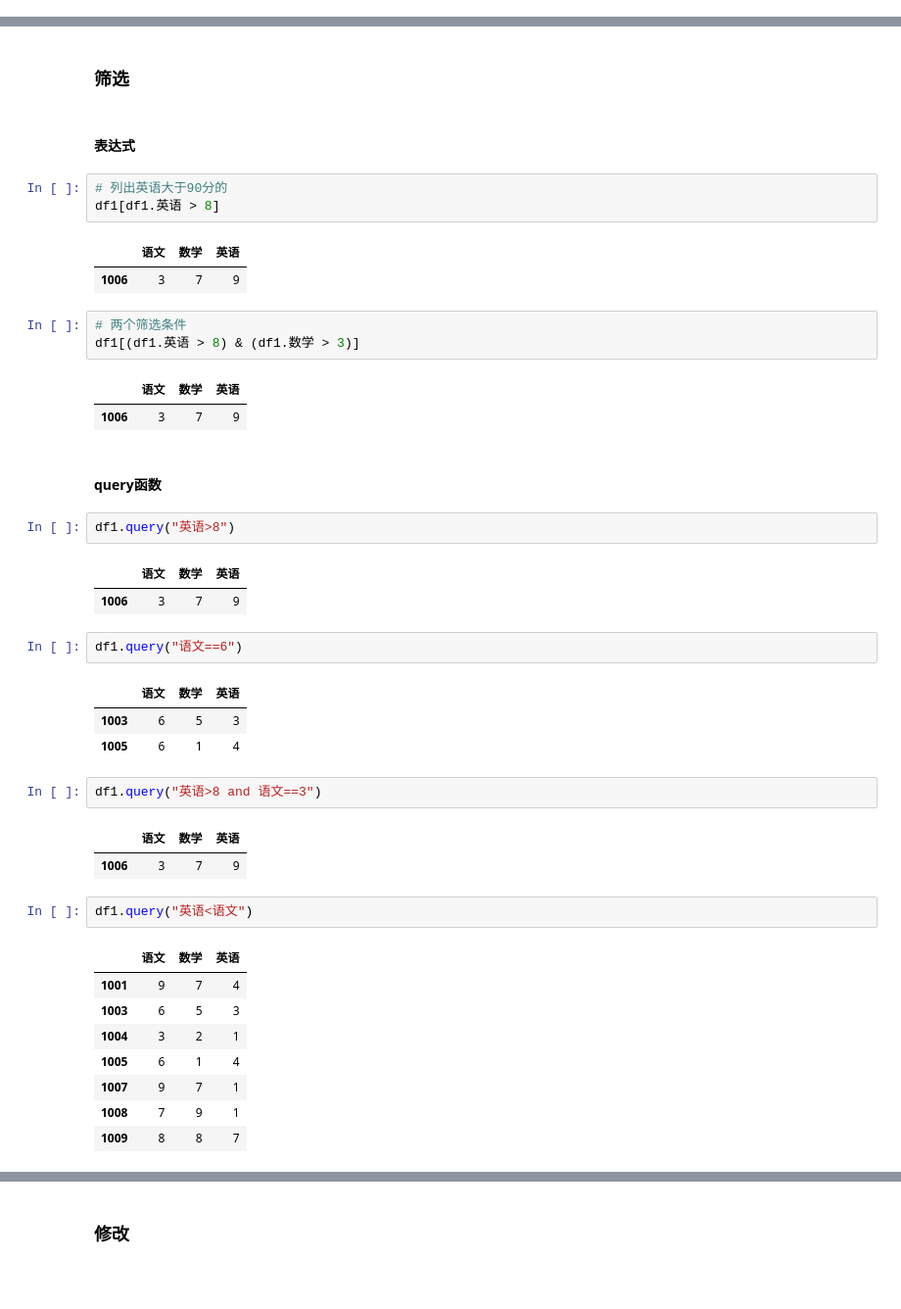
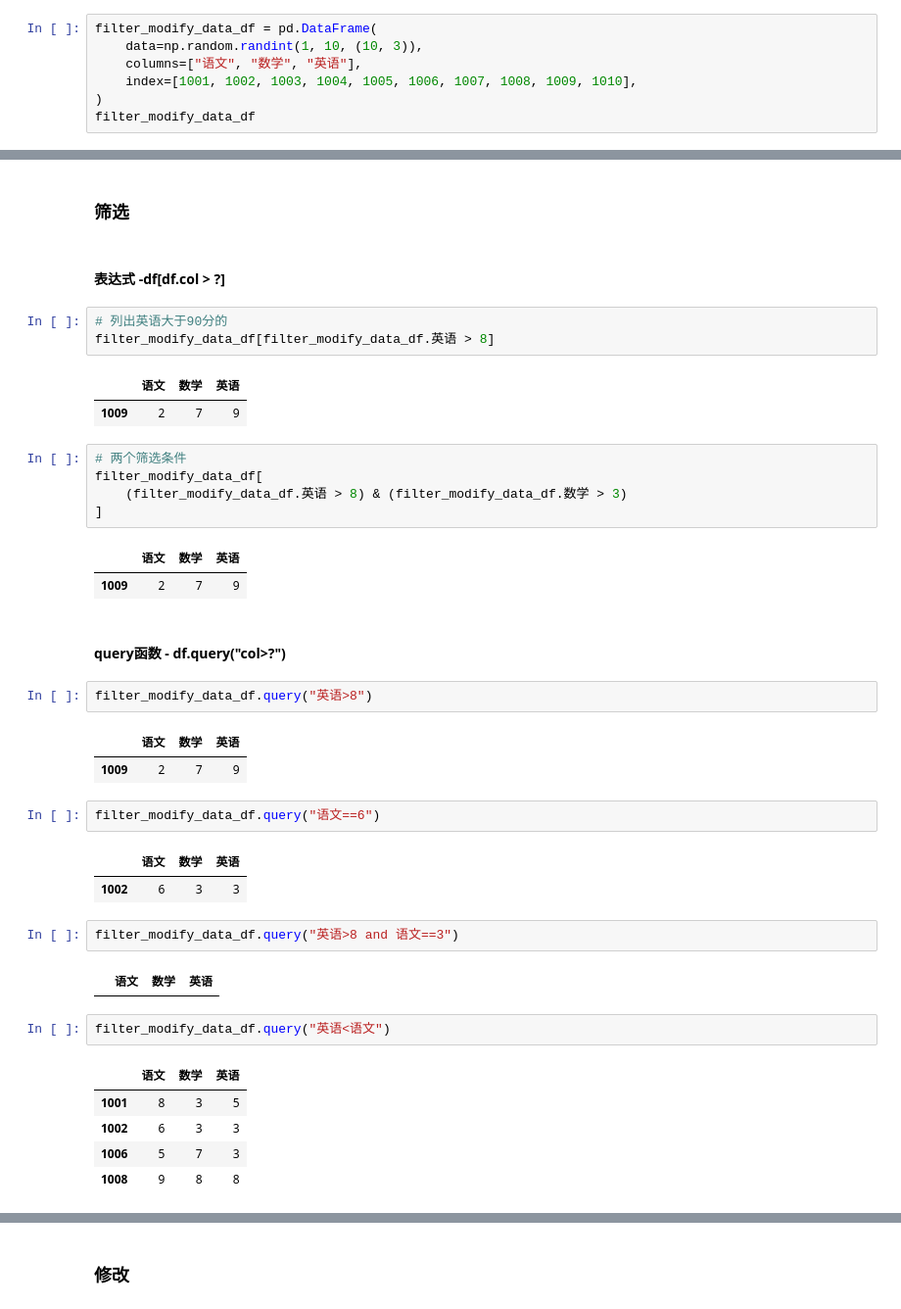
Before and after one commit to iridescentGray/self-learn-python-project, a Jupyter notebook: data_analysis/pandas_api/dataframe/index.ipynb, the cells around one changed output, grey strips where cells are left out. Shown at 98% size. Saved outputs shown, nothing was run; the diff lists cells and outputs as text; blank space fills up the shorter version.

Commit message:
feat: learn data analysis

```diff
--- a/data_analysis/pandas_api/dataframe/index.ipynb
+++ b/data_analysis/pandas_api/dataframe/index.ipynb
@@ -332,0 +350,7 @@ df1.head(2)
+# %%
+filter_modify_data_df = pd.DataFrame(
+    data=np.random.randint(1, 10, (10, 3)),
+    columns=["语文", "数学", "英语"],
+    index=[1001, 1002, 1003, 1004, 1005, 1006, 1007, 1008, 1009, 1010],
+)
+filter_modify_data_df
@@ -333,46 +369,43 @@ df1.head(2)
 # %% [markdown]
 ### 筛选
 # %% [markdown]
-#### 表达式
+#### 表达式 -df[df.col > ?]
 # %%
 # 列出英语大于90分的
-df1[df1.英语 > 8]
+filter_modify_data_df[filter_modify_data_df.英语 > 8]
 # %% [output]
 |  | 语文 | 数学 | 英语 |
-| 1006 | 3 | 7 | 9 |
+| 1009 | 2 | 7 | 9 |
 # %%
 # 两个筛选条件
-df1[(df1.英语 > 8) & (df1.数学 > 3)]
+filter_modify_data_df[
+    (filter_modify_data_df.英语 > 8) & (filter_modify_data_df.数学 > 3)
+]
 # %% [output]
 |  | 语文 | 数学 | 英语 |
-| 1006 | 3 | 7 | 9 |
+| 1009 | 2 | 7 | 9 |
 # %% [markdown]
-#### query函数
+#### query函数 -  df.query("col>?")
 # %%
-df1.query("英语>8")
+filter_modify_data_df.query("英语>8")
 # %% [output]
 |  | 语文 | 数学 | 英语 |
-| 1006 | 3 | 7 | 9 |
+| 1009 | 2 | 7 | 9 |
 # %%
-df1.query("语文==6")
+filter_modify_data_df.query("语文==6")
 # %% [output]
 |  | 语文 | 数学 | 英语 |
-| 1003 | 6 | 5 | 3 |
-| 1005 | 6 | 1 | 4 |
+| 1002 | 6 | 3 | 3 |
 # %%
-df1.query("英语>8 and 语文==3")
+filter_modify_data_df.query("英语>8 and 语文==3")
 # %% [output]
 |  | 语文 | 数学 | 英语 |
-| 1006 | 3 | 7 | 9 |
 # %%
-df1.query("英语<语文")
+filter_modify_data_df.query("英语<语文")
 # %% [output]
 |  | 语文 | 数学 | 英语 |
-| 1001 | 9 | 7 | 4 |
-| 1003 | 6 | 5 | 3 |
-| 1004 | 3 | 2 | 1 |
-| 1005 | 6 | 1 | 4 |
-| 1007 | 9 | 7 | 1 |
-| 1008 | 7 | 9 | 1 |
-| 1009 | 8 | 8 | 7 |
+| 1001 | 8 | 3 | 5 |
+| 1002 | 6 | 3 | 3 |
+| 1006 | 5 | 7 | 3 |
+| 1008 | 9 | 8 | 8 |
 # %%
```
Also changed, not shown: parts of 72 cells of this notebook, 3 other files.
